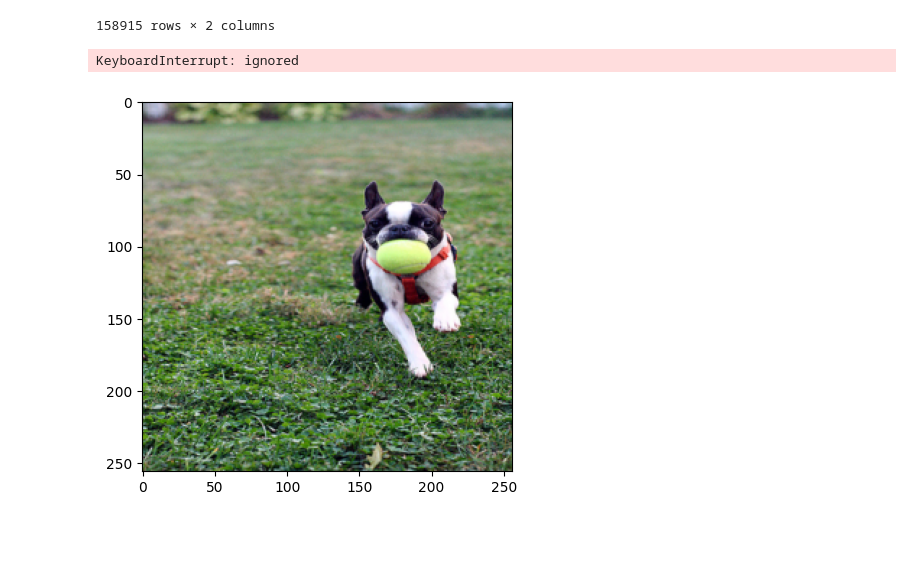
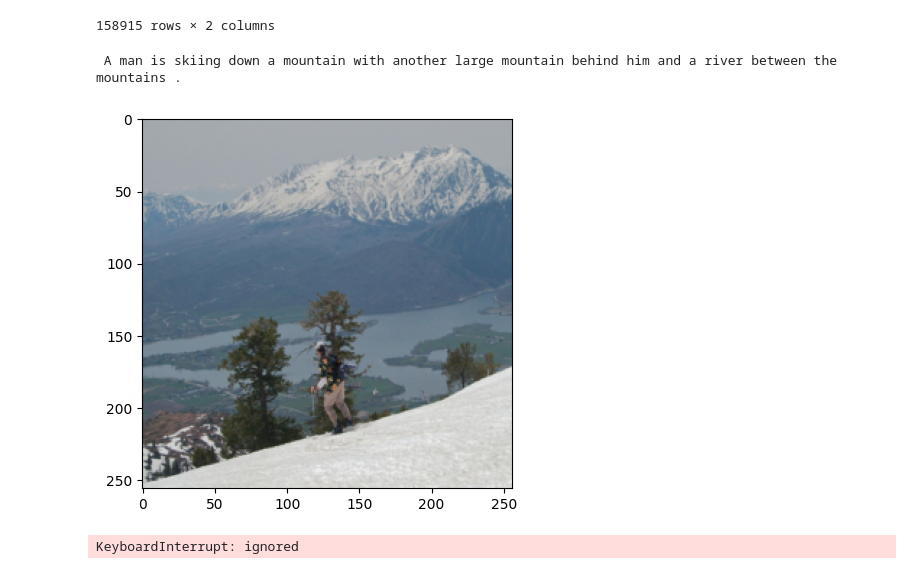
Before and after one commit to shaheriar/Image-Captioning-AI, a Jupyter notebook: CS228FinalProject.ipynb, the cells around one changed output. Saved outputs shown, nothing was run; the diff lists cells and outputs as text; code cells hidden in the pictures; blank space fills up the shorter version.

```diff
--- a/CS228FinalProject.ipynb
+++ b/CS228FinalProject.ipynb
@@ -109,12 +109,13 @@ class CustomDataset(Dataset):
     def __getitem__(self, idx):
         image_path = os.path.join(self.data_dir, self.image_paths[idx])
         image = Image.open(image_path).convert("RGB")
+        file_name = self.image_paths[idx]
 
         if self.transform is not None:
             image = self.transform(image)
 
         # Return the processed image and any associated labels
-        return image
+        return image, file_name
 # %%
 transform = transforms.Compose([
     transforms.Resize((256, 256)),
@@ -124,11 +125,21 @@ transform = transforms.Compose([
 data_dir = '/content/drive/MyDrive/ImageCaptioningDataset/flickr30k_images/'  # Replace with your dataset directory
 dataset = CustomDataset(data_dir, transform=transform)
 # %%
-batch_size = 16
-dataloader = DataLoader(dataset, batch_size=batch_size, shuffle=True)
+batch_size = 1
+dataloader = DataLoader(dataset, batch_size=batch_size, shuffle=False)
-# %%
-for img in dataloader:
-  plt.imshow(img[0].permute(1,2,0))
-# %% [output]
-KeyboardInterrupt: ignored
-[figure, removed]
+# %%
+import time
+i = 0
+for img, file_name in dataloader:
+  clear_output()
+  #print(label[0])
+  #print(raw_df['image_name'])
+  plt.imshow(img[0].permute(1,2,0))
+  print(list(raw_df.loc[raw_df['image_name'] == file_name[0]].comment)[0])
+  i+=5
+  plt.show()
+  time.sleep(1)
+# %% [output]
+ A man is skiing down a mountain with another large mountain behind him and a river between the mountains .
+[figure, added]
+KeyboardInterrupt: ignored
```
